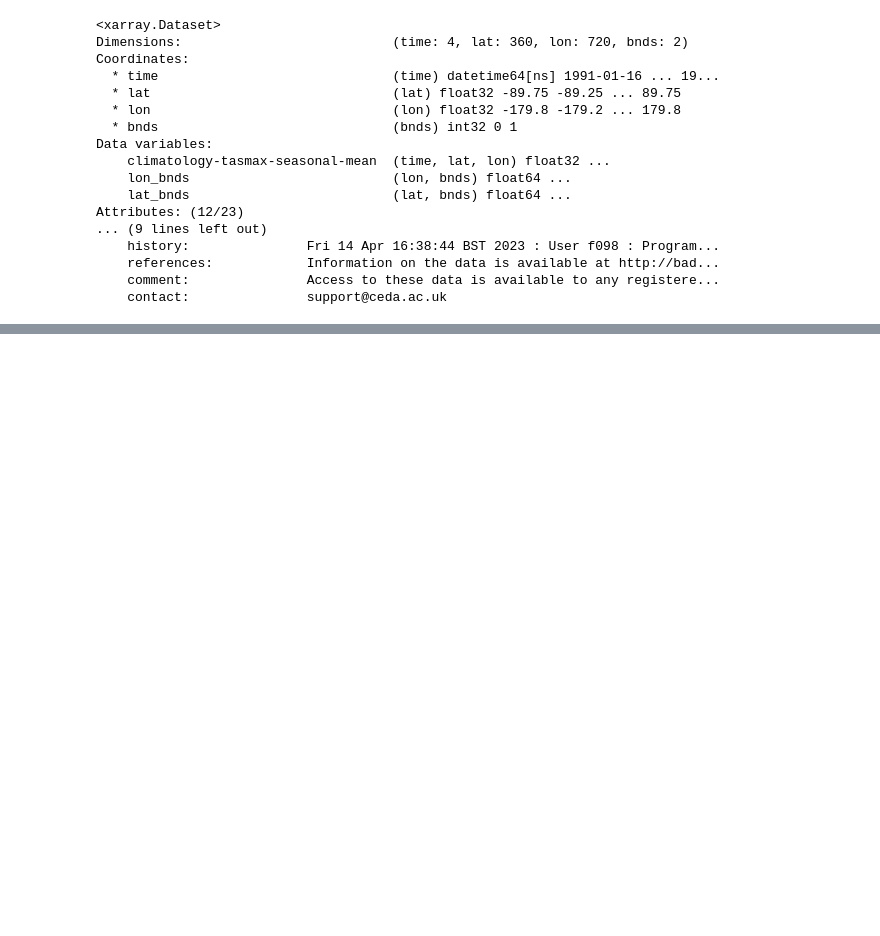
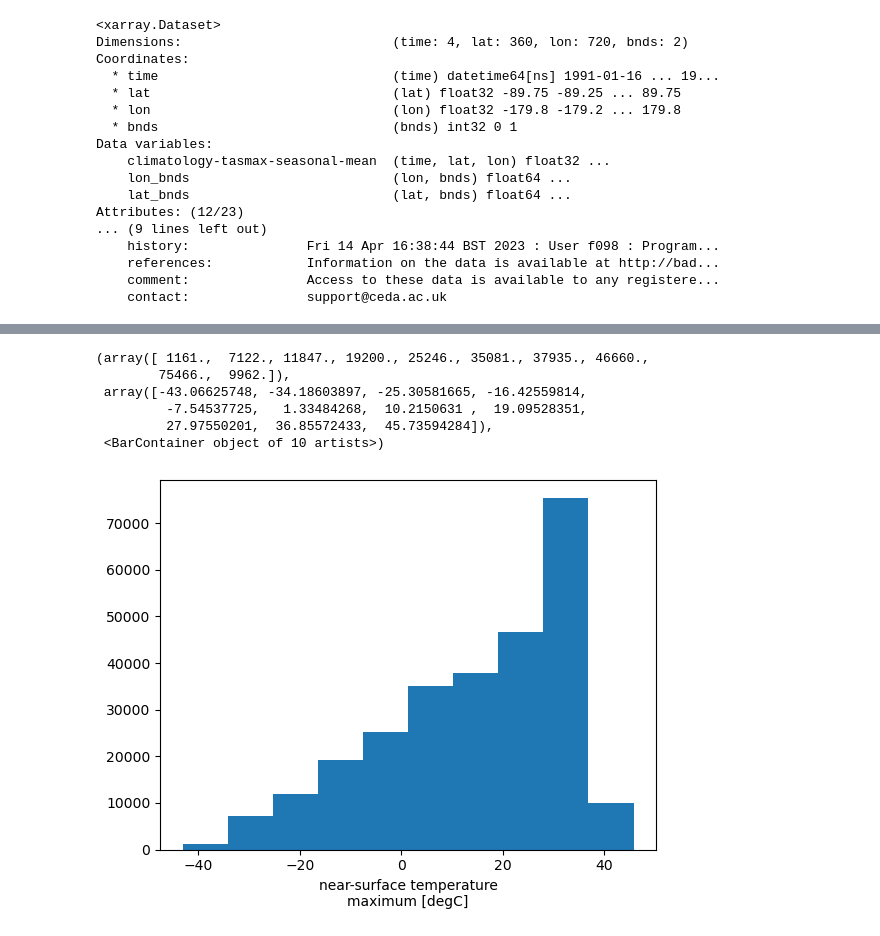
Before and after one commit to worldbank/climateknowledgeportal, a Jupyter notebook: notebooks/cru-x0.5.ipynb, the cells around one changed output, grey strips where cells are left out. Drawn from its saved outputs; the diff is of its cells as text; code cells hidden in the pictures; blank space fills up the shorter version.

```diff
--- a/notebooks/cru-x0.5.ipynb
+++ b/notebooks/cru-x0.5.ipynb
@@ -17,4 +31,4 @@ With [Xarray](https://docs.xarray.dev), we read and visualize the example data.
 # %%
 import xarray as xr
 # %%
-data = xr.open_dataset("../data/cru-x0.5/tasmax/cru-ts4.07-historical/climatology-tasmax-seasonal-mean_cru-x0.5_cru-ts4.07-historical_climatology_mean_1991-2020.nc")
+data = xr.open_dataset("../climatology-tasmax-seasonal-mean_cru-x0.5_cru-ts4.07-historical_climatology_mean_1991-2020.nc")
@@ -40,0 +113,11 @@ Attributes: (12/23)
+# %%
+# visualize the data
+data['climatology-tasmax-seasonal-mean'].plot()
+# %% [output]
+(array([ 1161.,  7122., 11847., 19200., 25246., 35081., 37935., 46660.,
+        75466.,  9962.]),
+ array([-43.06625748, -34.18603897, -25.30581665, -16.42559814,
+         -7.54537725,   1.33484268,  10.2150631 ,  19.09528351,
+         27.97550201,  36.85572433,  45.73594284]),
+ <BarContainer object of 10 artists>)
+[figure, added]
```
Also changed, not shown: parts of 9 cells of this notebook, 1 other file.
